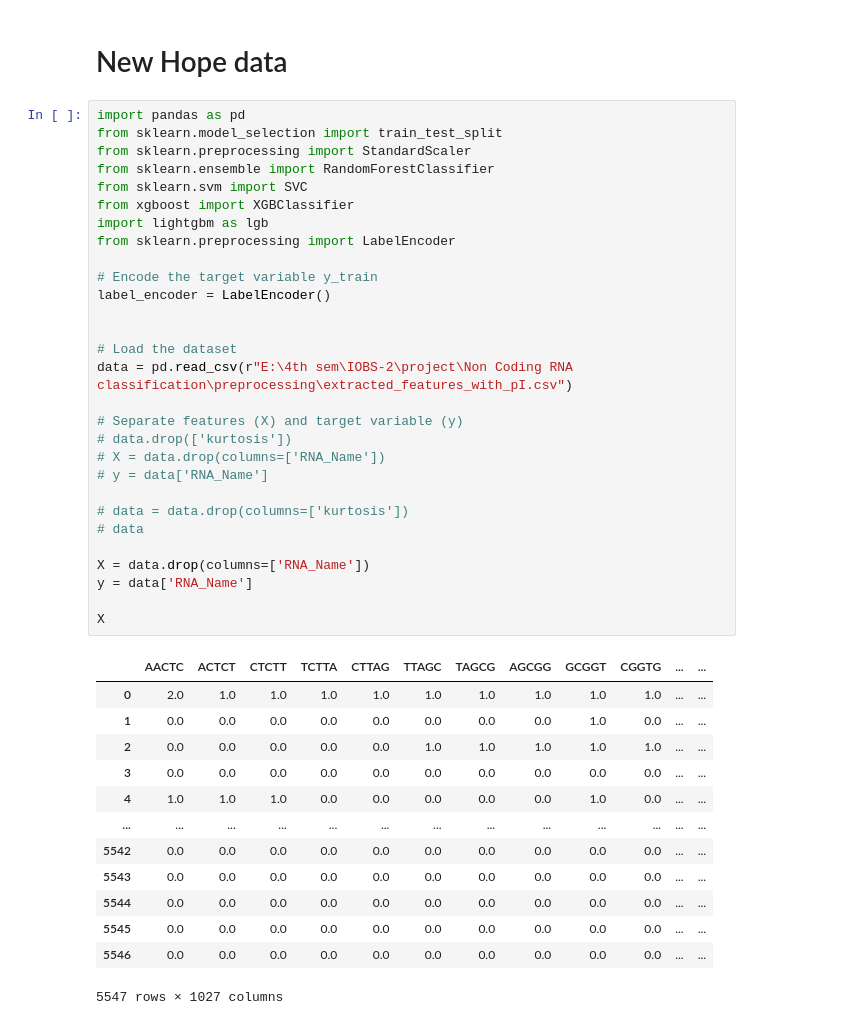
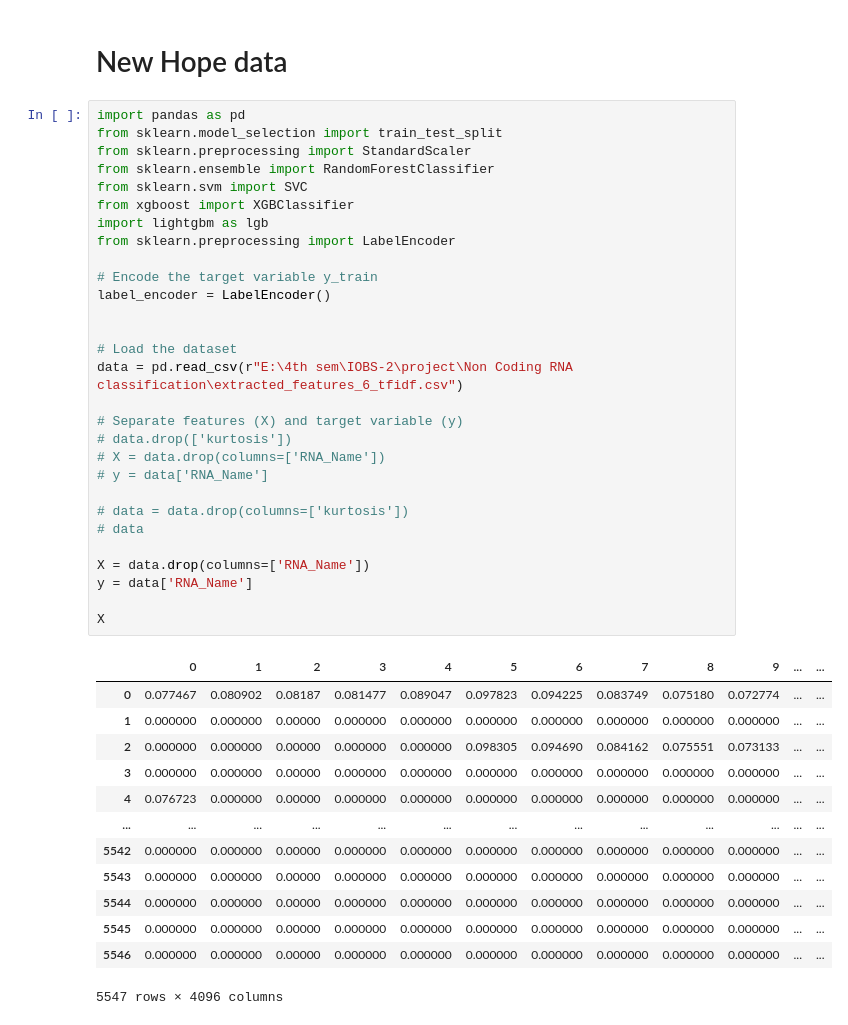
Before and after one commit to Neelraj-Reddy/Non-Coding-RNA-classification, a Jupyter notebook: algorithms/machine_learning.ipynb, the cells around one changed output. Saved outputs shown, nothing was run; the diff lists cells and outputs as text.

```diff
--- a/algorithms/machine_learning.ipynb
+++ b/algorithms/machine_learning.ipynb
@@ -294,46 +294,46 @@ You can set `force_col_wise=true` to remove the overhead.
 # %%
 import pandas as pd
 from sklearn.model_selection import train_test_split
 from sklearn.preprocessing import StandardScaler
 from sklearn.ensemble import RandomForestClassifier
 from sklearn.svm import SVC
 from xgboost import XGBClassifier
 import lightgbm as lgb
 from sklearn.preprocessing import LabelEncoder
 
 # Encode the target variable y_train
 label_encoder = LabelEncoder()
 
 
 # Load the dataset
-data = pd.read_csv(r"E:\4th sem\IOBS-2\project\Non Coding RNA classification\preprocessing\extracted_features_with_pI.csv")
+data = pd.read_csv(r"E:\4th sem\IOBS-2\project\Non Coding RNA classification\extracted_features_6_tfidf.csv")
 
 # Separate features (X) and target variable (y)
 # data.drop(['kurtosis'])
 # X = data.drop(columns=['RNA_Name'])
 # y = data['RNA_Name']
 
 # data = data.drop(columns=['kurtosis'])
 # data
 
 X = data.drop(columns=['RNA_Name'])
 y = data['RNA_Name']
 
 X
 # %% [output]
-|  | AACTC | ACTCT | CTCTT | TCTTA | CTTAG | TTAGC | TAGCG | AGCGG | GCGGT | CGGTG | ... | ... |
-| 0 | 2.0 | 1.0 | 1.0 | 1.0 | 1.0 | 1.0 | 1.0 | 1.0 | 1.0 | 1.0 | ... | ... |
-| 1 | 0.0 | 0.0 | 0.0 | 0.0 | 0.0 | 0.0 | 0.0 | 0.0 | 1.0 | 0.0 | ... | ... |
-| 2 | 0.0 | 0.0 | 0.0 | 0.0 | 0.0 | 1.0 | 1.0 | 1.0 | 1.0 | 1.0 | ... | ... |
-| 3 | 0.0 | 0.0 | 0.0 | 0.0 | 0.0 | 0.0 | 0.0 | 0.0 | 0.0 | 0.0 | ... | ... |
-| 4 | 1.0 | 1.0 | 1.0 | 0.0 | 0.0 | 0.0 | 0.0 | 0.0 | 1.0 | 0.0 | ... | ... |
+|  | 0 | 1 | 2 | 3 | 4 | 5 | 6 | 7 | 8 | 9 | ... | ... |
+| 0 | 0.077467 | 0.080902 | 0.08187 | 0.081477 | 0.089047 | 0.097823 | 0.094225 | 0.083749 | 0.075180 | 0.072774 | ... | ... |
+| 1 | 0.000000 | 0.000000 | 0.00000 | 0.000000 | 0.000000 | 0.000000 | 0.000000 | 0.000000 | 0.000000 | 0.000000 | ... | ... |
+| 2 | 0.000000 | 0.000000 | 0.00000 | 0.000000 | 0.000000 | 0.098305 | 0.094690 | 0.084162 | 0.075551 | 0.073133 | ... | ... |
+| 3 | 0.000000 | 0.000000 | 0.00000 | 0.000000 | 0.000000 | 0.000000 | 0.000000 | 0.000000 | 0.000000 | 0.000000 | ... | ... |
+| 4 | 0.076723 | 0.000000 | 0.00000 | 0.000000 | 0.000000 | 0.000000 | 0.000000 | 0.000000 | 0.000000 | 0.000000 | ... | ... |
 | ... | ... | ... | ... | ... | ... | ... | ... | ... | ... | ... | ... | ... |
-| 5542 | 0.0 | 0.0 | 0.0 | 0.0 | 0.0 | 0.0 | 0.0 | 0.0 | 0.0 | 0.0 | ... | ... |
-| 5543 | 0.0 | 0.0 | 0.0 | 0.0 | 0.0 | 0.0 | 0.0 | 0.0 | 0.0 | 0.0 | ... | ... |
-| 5544 | 0.0 | 0.0 | 0.0 | 0.0 | 0.0 | 0.0 | 0.0 | 0.0 | 0.0 | 0.0 | ... | ... |
-| 5545 | 0.0 | 0.0 | 0.0 | 0.0 | 0.0 | 0.0 | 0.0 | 0.0 | 0.0 | 0.0 | ... | ... |
-| 5546 | 0.0 | 0.0 | 0.0 | 0.0 | 0.0 | 0.0 | 0.0 | 0.0 | 0.0 | 0.0 | ... | ... |
+| 5542 | 0.000000 | 0.000000 | 0.00000 | 0.000000 | 0.000000 | 0.000000 | 0.000000 | 0.000000 | 0.000000 | 0.000000 | ... | ... |
+| 5543 | 0.000000 | 0.000000 | 0.00000 | 0.000000 | 0.000000 | 0.000000 | 0.000000 | 0.000000 | 0.000000 | 0.000000 | ... | ... |
+| 5544 | 0.000000 | 0.000000 | 0.00000 | 0.000000 | 0.000000 | 0.000000 | 0.000000 | 0.000000 | 0.000000 | 0.000000 | ... | ... |
+| 5545 | 0.000000 | 0.000000 | 0.00000 | 0.000000 | 0.000000 | 0.000000 | 0.000000 | 0.000000 | 0.000000 | 0.000000 | ... | ... |
+| 5546 | 0.000000 | 0.000000 | 0.00000 | 0.000000 | 0.000000 | 0.000000 | 0.000000 | 0.000000 | 0.000000 | 0.000000 | ... | ... |
-5547 rows × 1027 columns
+5547 rows × 4096 columns
 # %%
 y=label_encoder.fit_transform(y)
 # Split the dataset into training and testing sets
```
Also changed, not shown: parts of 1 cell of this notebook, 11 other files.
